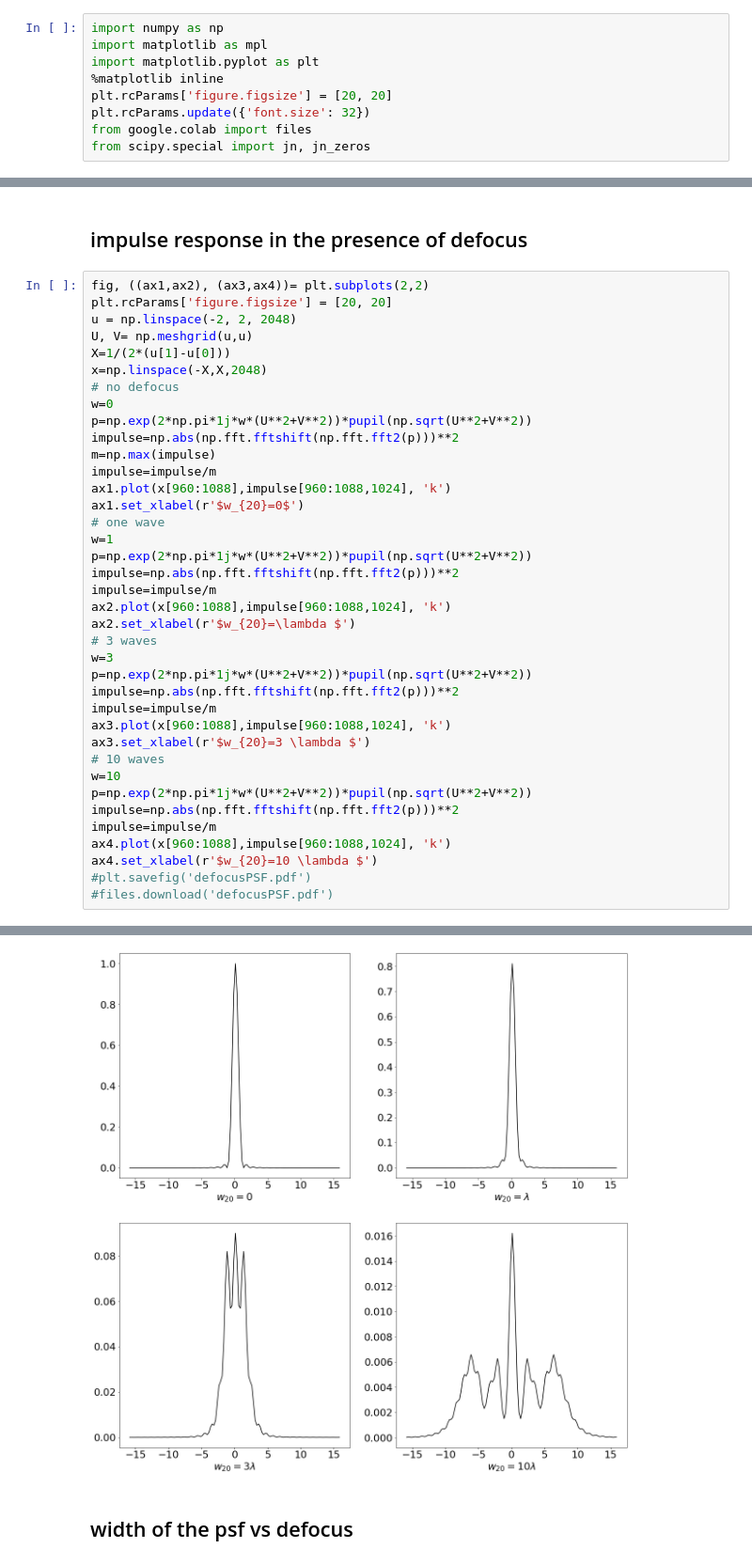
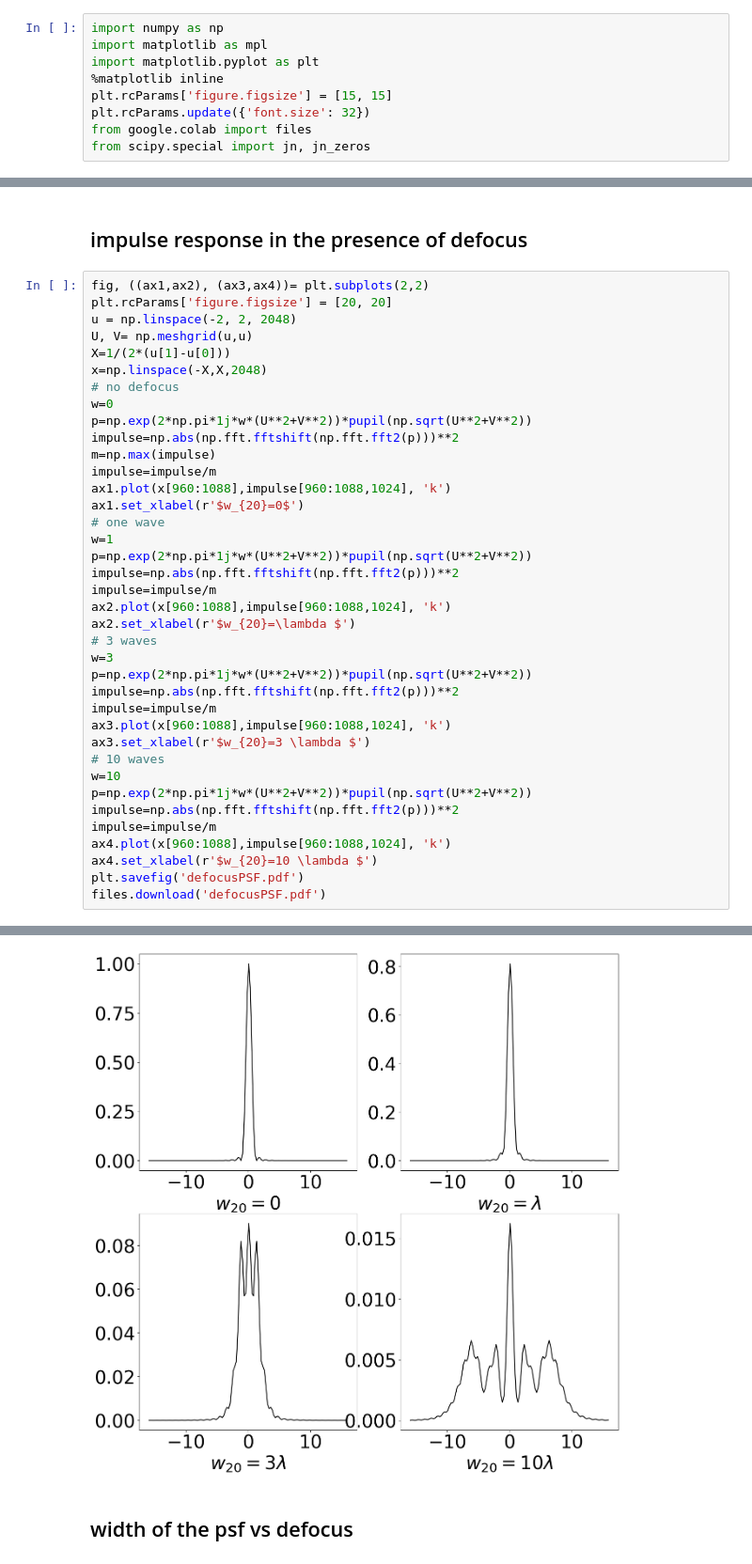
Before and after one commit to djbradyAtOpticalSciencesArizona/computationalImaging, a Jupyter notebook: coherence/focus.ipynb, the cells around one changed output, grey strips where cells are left out. Shown at 94% size. Drawn from its saved outputs; the diff is of its cells as text.

```diff
--- a/coherence/focus.ipynb
+++ b/coherence/focus.ipynb
@@ -12,7 +12,7 @@ import numpy as np
 import matplotlib as mpl
 import matplotlib.pyplot as plt
 %matplotlib inline
-plt.rcParams['figure.figsize'] = [20, 20]
+plt.rcParams['figure.figsize'] = [15, 15]
 plt.rcParams.update({'font.size': 32})
 from google.colab import files
 from scipy.special import jn, jn_zeros
@@ -50,36 +50,36 @@ w=0
 p=np.exp(2*np.pi*1j*w*(U**2+V**2))*pupil(np.sqrt(U**2+V**2))
 impulse=np.abs(np.fft.fftshift(np.fft.fft2(p)))**2
 m=np.max(impulse)
 impulse=impulse/m
 ax1.plot(x[960:1088],impulse[960:1088,1024], 'k')
 ax1.set_xlabel(r'$w_{20}=0$')
 # one wave
 w=1
 p=np.exp(2*np.pi*1j*w*(U**2+V**2))*pupil(np.sqrt(U**2+V**2))
 impulse=np.abs(np.fft.fftshift(np.fft.fft2(p)))**2
 impulse=impulse/m
 ax2.plot(x[960:1088],impulse[960:1088,1024], 'k')
 ax2.set_xlabel(r'$w_{20}=\lambda $')
 # 3 waves
 w=3
 p=np.exp(2*np.pi*1j*w*(U**2+V**2))*pupil(np.sqrt(U**2+V**2))
 impulse=np.abs(np.fft.fftshift(np.fft.fft2(p)))**2
 impulse=impulse/m
 ax3.plot(x[960:1088],impulse[960:1088,1024], 'k')
 ax3.set_xlabel(r'$w_{20}=3 \lambda $')
 # 10 waves
 w=10
 p=np.exp(2*np.pi*1j*w*(U**2+V**2))*pupil(np.sqrt(U**2+V**2))
 impulse=np.abs(np.fft.fftshift(np.fft.fft2(p)))**2
 impulse=impulse/m
 ax4.plot(x[960:1088],impulse[960:1088,1024], 'k')
 ax4.set_xlabel(r'$w_{20}=10 \lambda $')
-#plt.savefig('defocusPSF.pdf')
-#files.download('defocusPSF.pdf')
+plt.savefig('defocusPSF.pdf')
+files.download('defocusPSF.pdf')
 # %% [output]
 [interactive output not drawn]
 [interactive output not drawn]
-[figure, old version]
+[figure, new version]
 # %% [markdown]
 ## width of the psf vs defocus
 # %%
```
Also changed, not shown: parts of 4 cells of this notebook.
